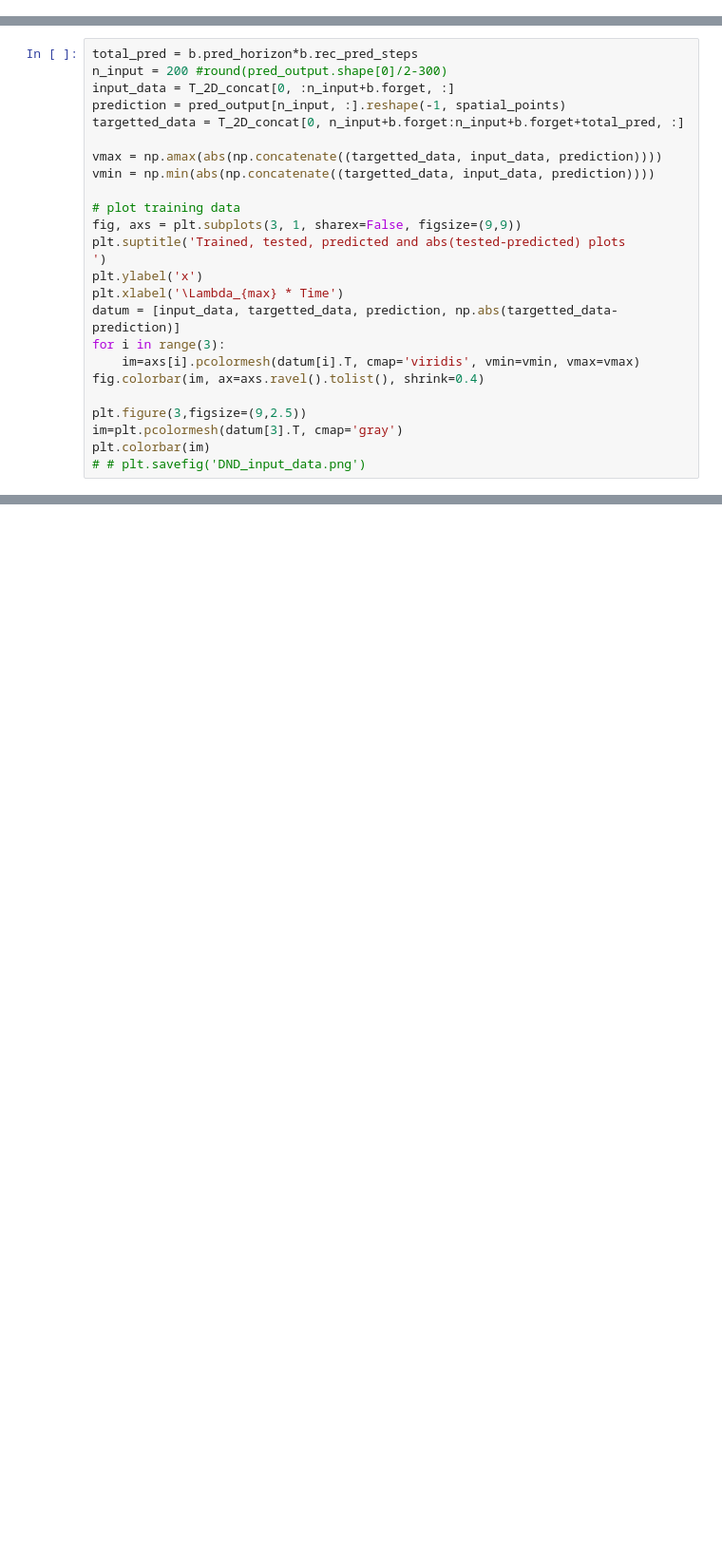
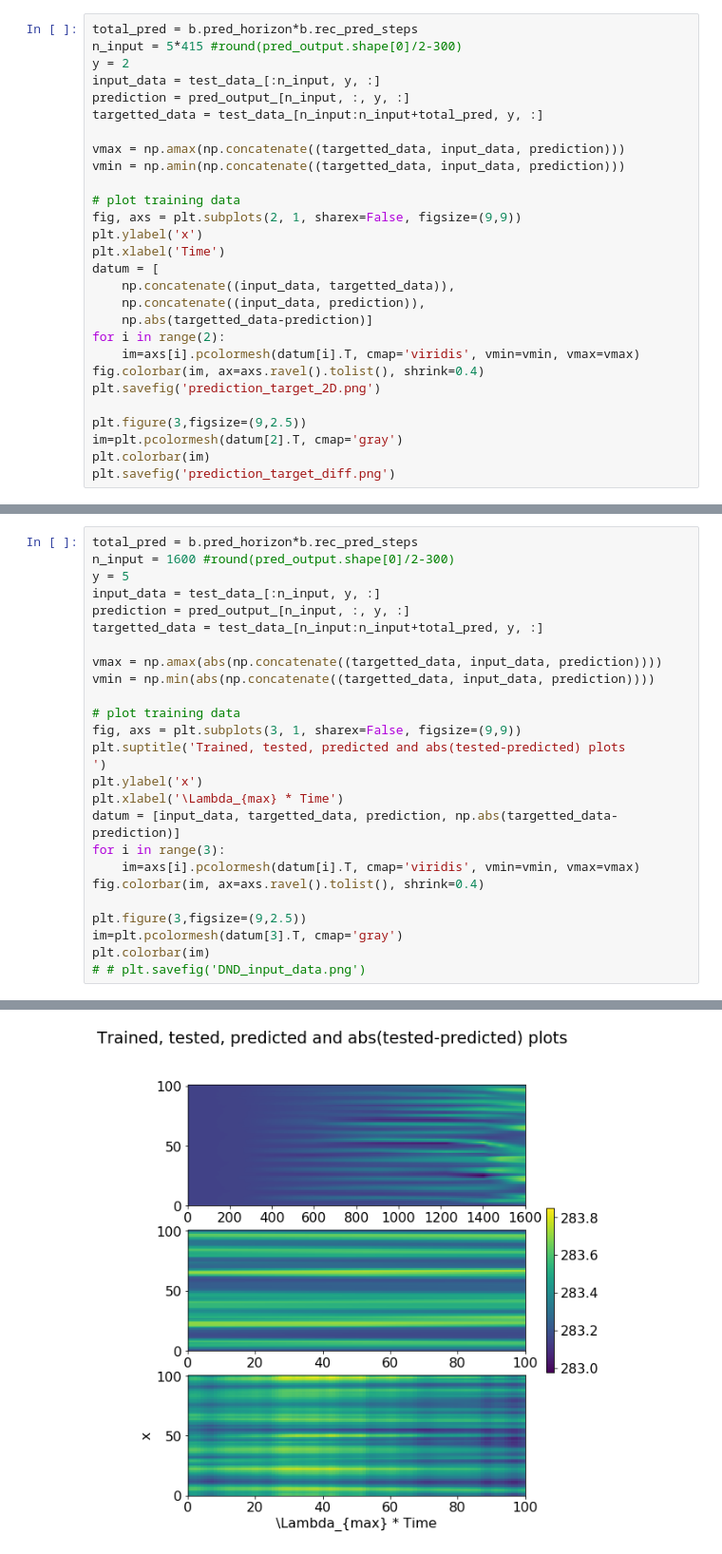
Before and after one commit to jon-dong/reservoir-computing-python, a Jupyter notebook: convection.ipynb, the cells around one changed output, grey strips where cells are left out. Shown at 95% size. Saved outputs shown, nothing was run; the diff lists cells and outputs as text; blank space fills up the shorter version.

```diff
--- a/convection.ipynb
+++ b/convection.ipynb
@@ -273,0 +268,28 @@ plt.show;
+# %%
+total_pred = b.pred_horizon*b.rec_pred_steps
+n_input = 5*415 #round(pred_output.shape[0]/2-300)
+y = 2
+input_data = test_data_[:n_input, y, :]
+prediction = pred_output_[n_input, :, y, :]
+targetted_data = test_data_[n_input:n_input+total_pred, y, :]
+
+vmax = np.amax(np.concatenate((targetted_data, input_data, prediction)))
+vmin = np.amin(np.concatenate((targetted_data, input_data, prediction)))
+
+# plot training data
+fig, axs = plt.subplots(2, 1, sharex=False, figsize=(9,9))
+plt.ylabel('x')
+plt.xlabel('Time')
+datum = [
+    np.concatenate((input_data, targetted_data)),
+    np.concatenate((input_data, prediction)),
+    np.abs(targetted_data-prediction)]
+for i in range(2):
+    im=axs[i].pcolormesh(datum[i].T, cmap='viridis', vmin=vmin, vmax=vmax)
+fig.colorbar(im, ax=axs.ravel().tolist(), shrink=0.4)
+plt.savefig('prediction_target_2D.png')
+
+plt.figure(3,figsize=(9,2.5))
+im=plt.pcolormesh(datum[2].T, cmap='gray')
+plt.colorbar(im)
+plt.savefig('prediction_target_diff.png')
@@ -274,9 +301,10 @@ plt.show;
 # %%
 total_pred = b.pred_horizon*b.rec_pred_steps
-n_input = 200 #round(pred_output.shape[0]/2-300)
-input_data = T_2D_concat[0, :n_input+b.forget, :]
-prediction = pred_output[n_input, :].reshape(-1, spatial_points)
-targetted_data = T_2D_concat[0, n_input+b.forget:n_input+b.forget+total_pred, :]
+n_input = 1600 #round(pred_output.shape[0]/2-300)
+y = 5
+input_data = test_data_[:n_input, y, :]
+prediction = pred_output_[n_input, :, y, :]
+targetted_data = test_data_[n_input:n_input+total_pred, y, :]
 
 vmax = np.amax(abs(np.concatenate((targetted_data, input_data, prediction))))
 vmin = np.min(abs(np.concatenate((targetted_data, input_data, prediction))))
@@ -299,0 +328 @@ NameError: name 'T_2D_concat' is not defined
+[figure, added]
```
Also changed, not shown: parts of 23 cells of this notebook.
